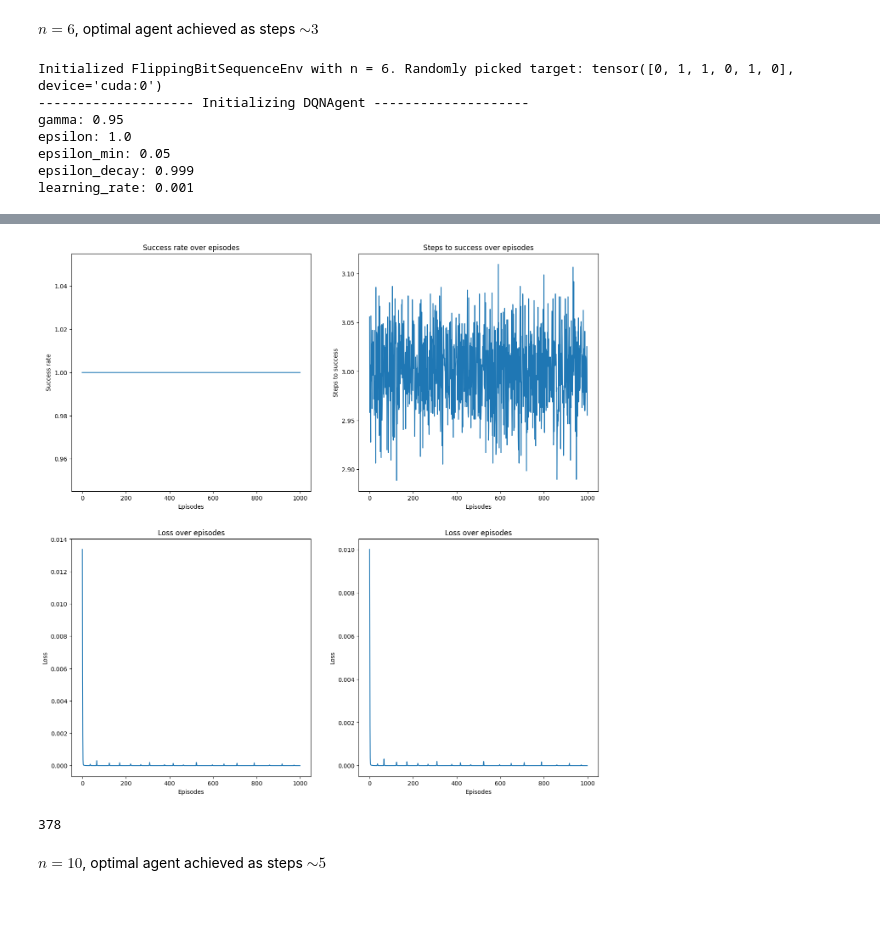
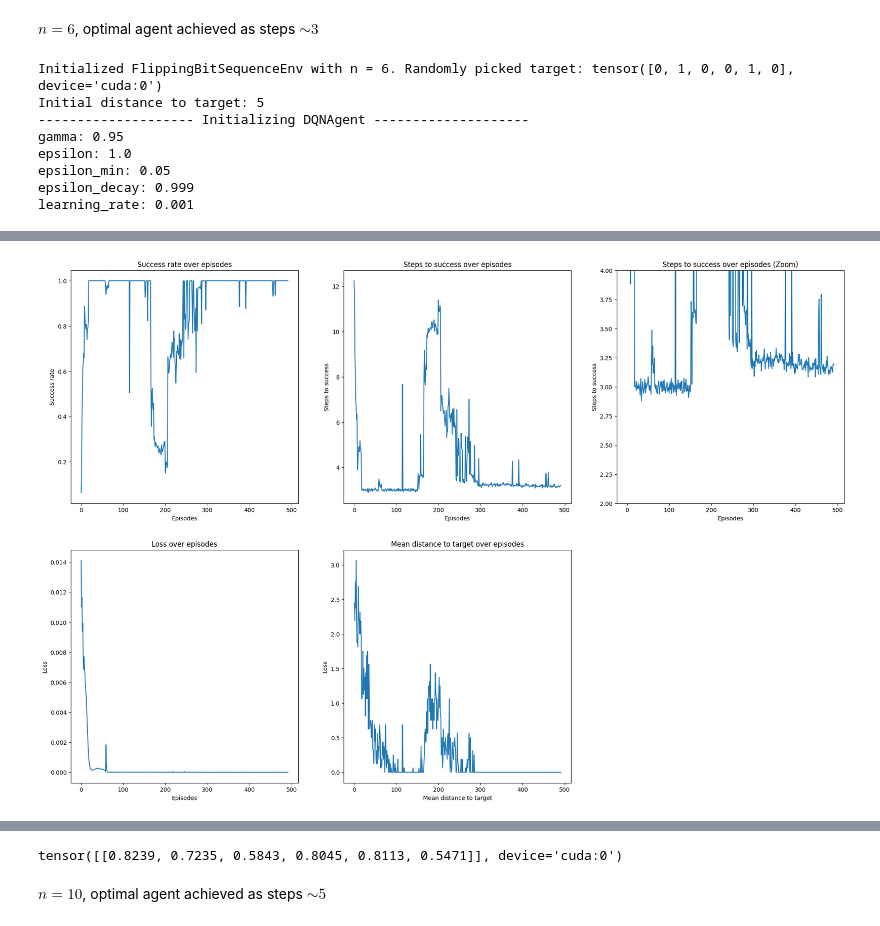
Before and after one commit to louis845/BitSeqRLToyProblem, a Jupyter notebook: bitflipping_dqn_implementation.ipynb, the cells around one changed output, grey strips where cells are left out. Saved outputs shown, nothing was run; the diff lists cells and outputs as text; code cells hidden in the pictures.

```diff
--- a/bitflipping_dqn_implementation.ipynb
+++ b/bitflipping_dqn_implementation.ipynb
@@ -172,9 +207,10 @@ Episode: 99/100, Epsilon: 0.1351999253974994, Success rate: 1.00, Avg steps to s
 # %% [markdown]
 $n=6$, optimal agent achieved as steps $\sim 3$
 # %%
-train_DQN_agent(6, device=device)
+model, running_model = train_DQN_agent(6, device=device)
 # %% [output]
-Initialized FlippingBitSequenceEnv with n = 6. Randomly picked target: tensor([0, 1, 1, 0, 1, 0], device='cuda:0')
+Initialized FlippingBitSequenceEnv with n = 6. Randomly picked target: tensor([0, 1, 0, 0, 1, 0], device='cuda:0')
+Initial distance to target: 5
 -------------------- Initializing DQNAgent --------------------
 gamma: 0.95
 epsilon: 1.0
@@ -188,0 +226 @@ Episode: 499/1000, Epsilon: 0.05, Success rate: 1.00, Avg steps to success: 3.02
+[figure, new version]
@@ -194,5 +228,8 @@ Episode: 999/1000, Epsilon: 0.05, Success rate: 1.00, Avg steps to success: 2.96
-[figure, old version]
-378
+# %%
+with torch.no_grad():
+    print(running_model(torch.tensor([[1, 0, 0, 1, 0, 0]]).to(device=device, dtype=torch.float32)))
+# %% [output]
+tensor([[0.8239, 0.7235, 0.5843, 0.8045, 0.8113, 0.5471]], device='cuda:0')
 # %% [markdown]
 $n=10$, optimal agent achieved as steps $\sim 5$
 # %%
```
Also changed, not shown: parts of 7 cells of this notebook, 17 other files.
